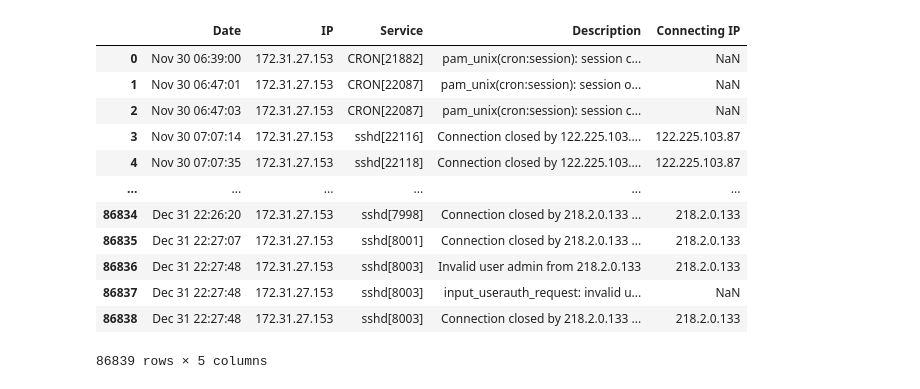
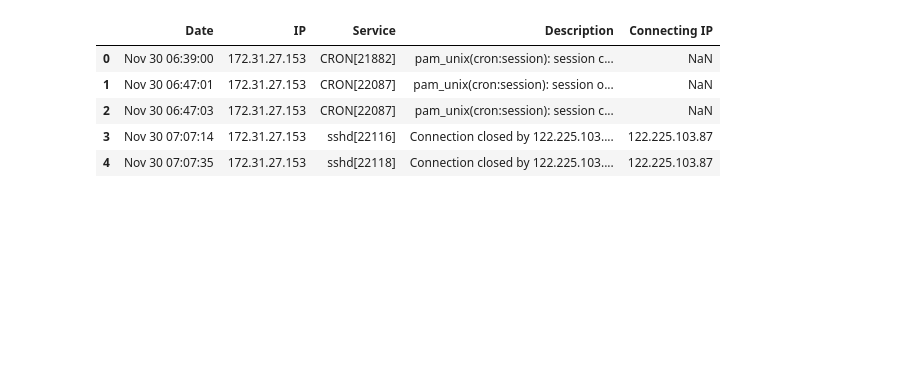
Before and after one commit to steinruck/DATA-690-WANG, a Jupyter notebook: Final_Project/Deliverable2.ipynb, the cells around one changed output. Cells and saved outputs as stored; diff of their text form; code cells hidden in the pictures; blank space fills up the shorter version.

```diff
--- a/Final_Project/Deliverable2.ipynb
+++ b/Final_Project/Deliverable2.ipynb
@@ -40,18 +77,12 @@ df
 # %%
+# If Description column contains the regex pattern for IP addresses, create neew column with the IP
 df["Connecting IP"] = df["Description"].str.extract(r'(\d{1,3}\.\d{1,3}\.\d{1,3}\.\d{1,3})')
-df
+df.head()
 # %% [output]
 |  | Date | IP | Service | Description | Connecting IP |
 | 0 | Nov 30 06:39:00 | 172.31.27.153 | CRON[21882] | pam_unix(cron:session): session c... | NaN |
 | 1 | Nov 30 06:47:01 | 172.31.27.153 | CRON[22087] | pam_unix(cron:session): session o... | NaN |
 | 2 | Nov 30 06:47:03 | 172.31.27.153 | CRON[22087] | pam_unix(cron:session): session c... | NaN |
 | 3 | Nov 30 07:07:14 | 172.31.27.153 | sshd[22116] | Connection closed by 122.225.103.... | 122.225.103.87 |
 | 4 | Nov 30 07:07:35 | 172.31.27.153 | sshd[22118] | Connection closed by 122.225.103.... | 122.225.103.87 |
-| ... | ... | ... | ... | ... | ... |
-| 86834 | Dec 31 22:26:20 | 172.31.27.153 | sshd[7998] | Connection closed by 218.2.0.133 ... | 218.2.0.133 |
-| 86835 | Dec 31 22:27:07 | 172.31.27.153 | sshd[8001] | Connection closed by 218.2.0.133 ... | 218.2.0.133 |
-| 86836 | Dec 31 22:27:48 | 172.31.27.153 | sshd[8003] | Invalid user admin from 218.2.0.133 | 218.2.0.133 |
-| 86837 | Dec 31 22:27:48 | 172.31.27.153 | sshd[8003] | input_userauth_request: invalid u... | NaN |
-| 86838 | Dec 31 22:27:48 | 172.31.27.153 | sshd[8003] | Connection closed by 218.2.0.133 ... | 218.2.0.133 |
-86839 rows × 5 columns
 # %%
```
Also changed, not shown: parts of 18 cells of this notebook.
